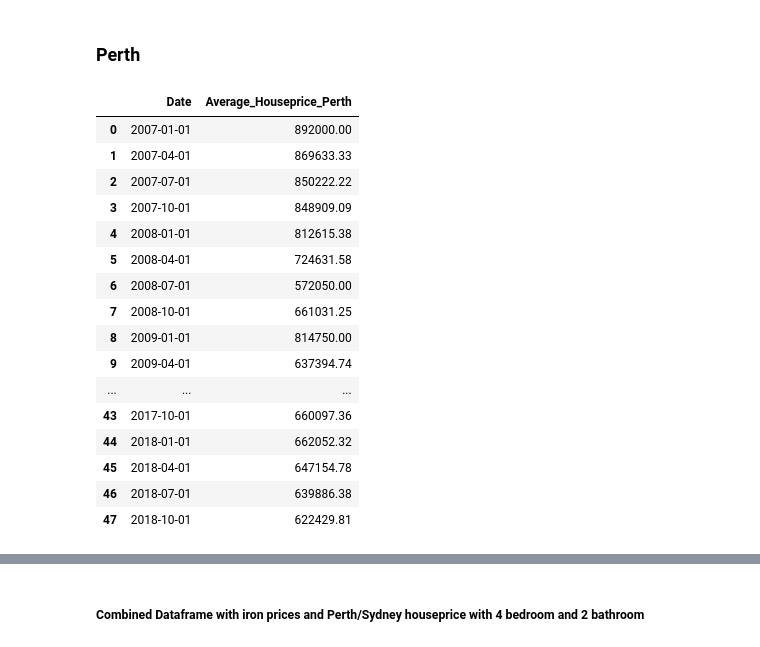
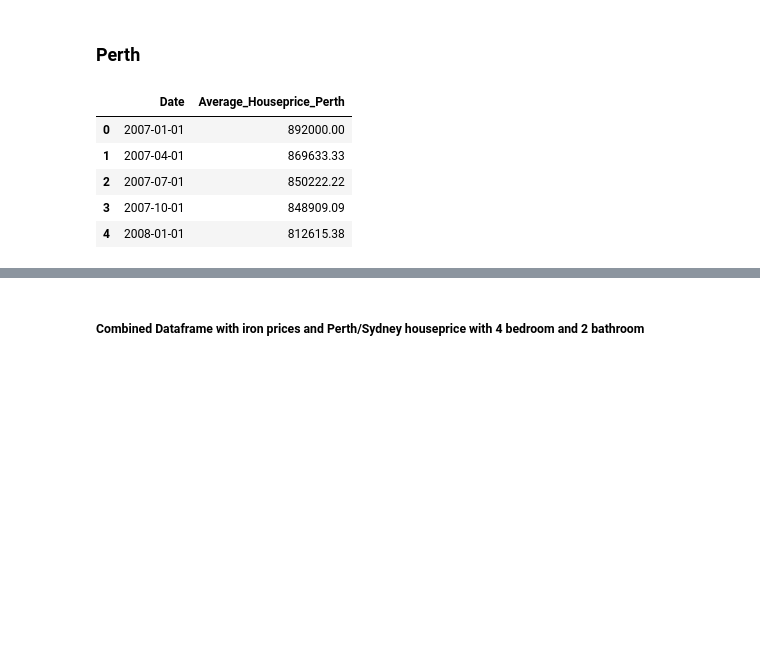
Before and after one commit to Shreestina/Impact-Of-Iron-ore-Price-on-Housing-Prices, a Jupyter notebook: Data/House_Commodities_Data_Analysis.ipynb, the cells around one changed output, grey strips where cells are left out. Cells and saved outputs as stored; diff of their text form; code cells hidden in the pictures; blank space fills up the shorter version.

```diff
--- a/Data/House_Commodities_Data_Analysis.ipynb
+++ b/Data/House_Commodities_Data_Analysis.ipynb
@@ -83,38 +72,27 @@ plt.show()
 # %%
 #For Perth 4 bed and 2 bathroom
 #Filter as per city and then upto date required
 fourbed_twobath_perth=four_bed_two_bath[four_bed_two_bath['CITY']=="Perth"]
 fourbed_twobath_perthonly=fourbed_twobath_perth[fourbed_twobath_perth['Date']<"2019-06"]
 pd.set_option('display.float_format', lambda x: '%.2f' % x)
 
 #Using groupby by date to calculate average house price month wise
 #Then converting series to a dataframe
 perth_4bed2bath_edited = fourbed_twobath_perthonly.groupby("Date")["PRICE"].mean()
 perth_4bed2bath_avgprice = pd.DataFrame({'Date':perth_4bed2bath_edited.index, 'Average_Houseprice_Perth':perth_4bed2bath_edited.values})
 
 #As the date type is in period which cant be plotted in graph so converting to datetime
 perth_4bed2bath_avgprice_final =perth_4bed2bath_avgprice
 perth_4bed2bath_avgprice_final["Date"]=perth_4bed2bath_avgprice_final["Date"].astype(str)
 perth_4bed2bath_avgprice_final["Date"]=pd.to_datetime(perth_4bed2bath_avgprice_final["Date"])
-perth_4bed2bath_avgprice_final
+perth_4bed2bath_avgprice_final.head()
 # %% [output]
 |  | Date | Average_Houseprice_Perth |
 | 0 | 2007-01-01 | 892000.00 |
 | 1 | 2007-04-01 | 869633.33 |
 | 2 | 2007-07-01 | 850222.22 |
 | 3 | 2007-10-01 | 848909.09 |
 | 4 | 2008-01-01 | 812615.38 |
-| 5 | 2008-04-01 | 724631.58 |
-| 6 | 2008-07-01 | 572050.00 |
-| 7 | 2008-10-01 | 661031.25 |
-| 8 | 2009-01-01 | 814750.00 |
-| 9 | 2009-04-01 | 637394.74 |
-| ... | ... | ... |
-| 43 | 2017-10-01 | 660097.36 |
-| 44 | 2018-01-01 | 662052.32 |
-| 45 | 2018-04-01 | 647154.78 |
-| 46 | 2018-07-01 | 639886.38 |
-| 47 | 2018-10-01 | 622429.81 |
 # %%
 #For Sydney 4 bed and 2 bathroom
 #Filter as per city and then upto date required
```
Also changed, not shown: parts of 3 cells of this notebook.
